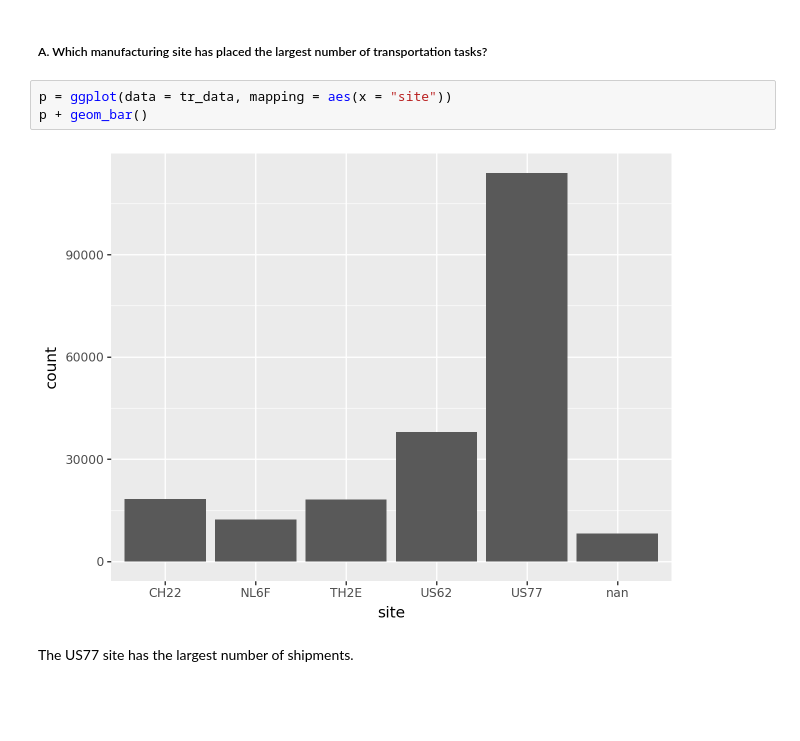
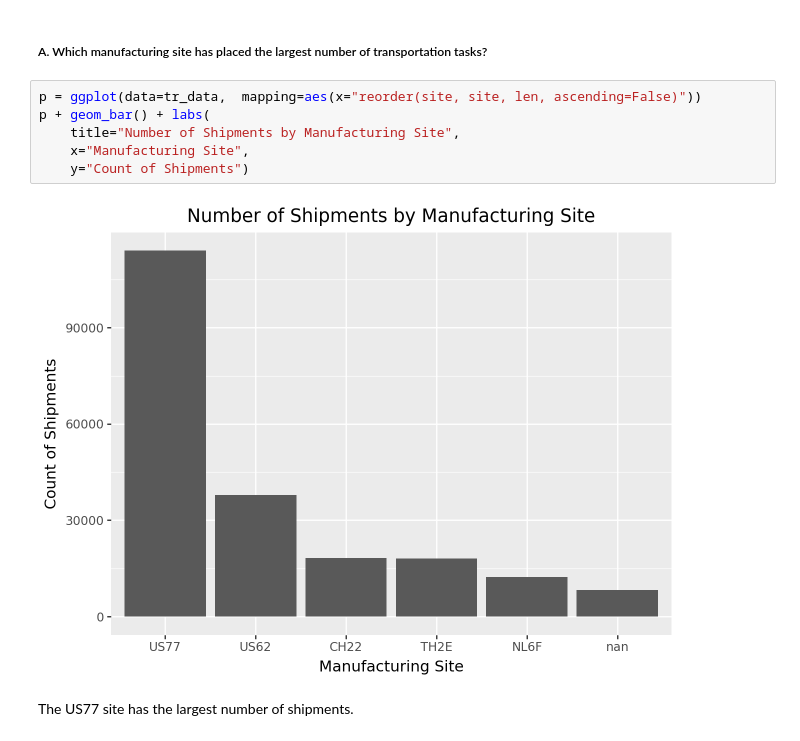
Before and after one commit to davidagibbs/OM621_Assignments, a Jupyter notebook: notebooks/assignment_2.ipynb, the cells around one changed output. Saved outputs shown, nothing was run; the diff lists cells and outputs as text; blank space fills up the shorter version.

```diff
--- a/notebooks/assignment_2.ipynb
+++ b/notebooks/assignment_2.ipynb
@@ -69,10 +69,13 @@ Maximum = 192,806.6759
 # %% [markdown]
 ##### A. Which manufacturing site has placed the largest number of transportation tasks?
 # %%
-p = ggplot(data = tr_data, mapping = aes(x = "site"))
-p + geom_bar()
+p = ggplot(data=tr_data,  mapping=aes(x="reorder(site, site, len, ascending=False)"))
+p + geom_bar() + labs(
+    title="Number of Shipments by Manufacturing Site",
+    x="Manufacturing Site",
+    y="Count of Shipments")
 # %% [output]
-[figure, old version]
+[figure, new version]
 # %% [markdown]
 The US77 site has the largest number of shipments.
 # %% [markdown]
```
Also changed, not shown: parts of 5 cells of this notebook, 6 other files.
